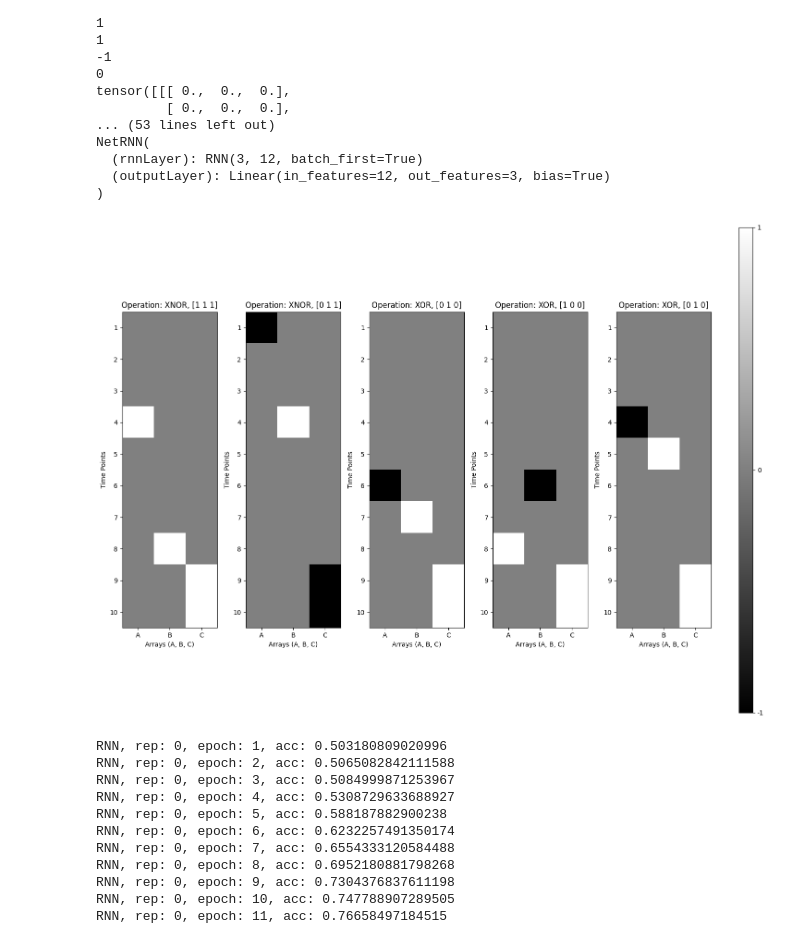
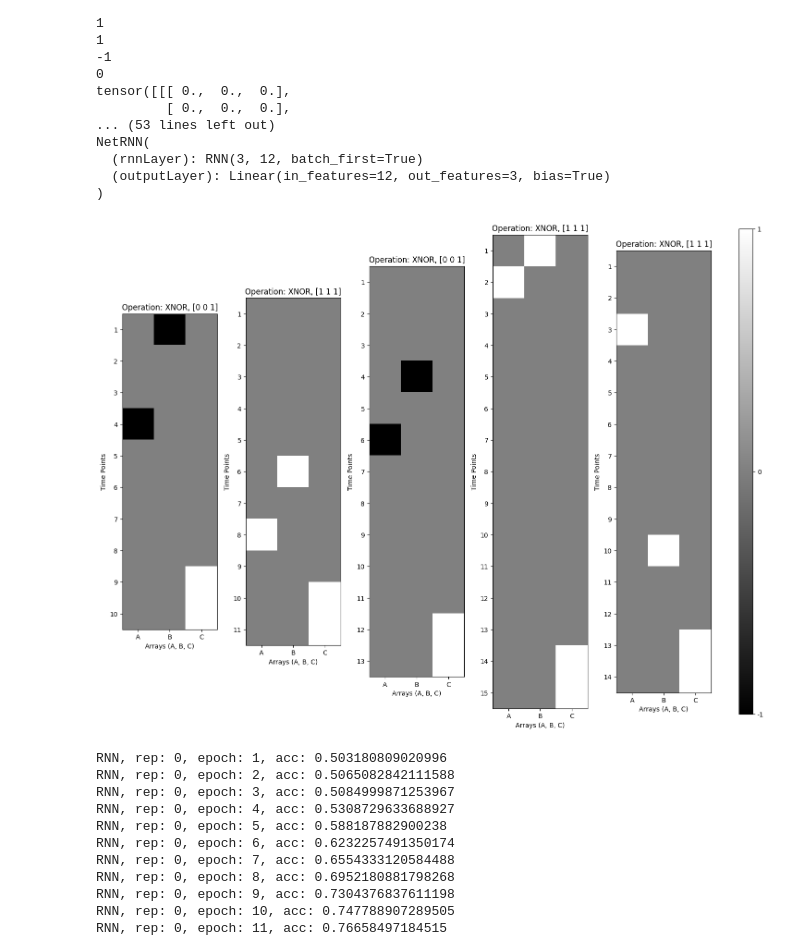
Before and after one commit to Ahmadar91/Master-sThesis, a Jupyter notebook: Attention.ipynb, the cells around one changed output. Cells and saved outputs as stored; diff of their text form; code cells hidden in the pictures.

```diff
--- a/Attention.ipynb
+++ b/Attention.ipynb
@@ -173,6 +357,7 @@ def generateTrainData(num_samples, params):
         # Mapping back to original value_1 and value_2 for the label
         label_value_A = params["value_2"] if mapped_value_A == 1 else params["value_1"]
         label_value_B = params["value_2"] if mapped_value_B == 1 else params["value_1"]
+        label_value_C = params["value_2"] if result == 1 else params["value_1"]
 
         label_arr = [mapped_value_A, mapped_value_B, result]  # Label array with value_A, value_B, and result
 
@@ -240,6 +426,15 @@ NetRNN(
   (outputLayer): Linear(in_features=12, out_features=3, bias=True)
 )
 # %%
+parameters = {
+    "min_length": 10,
+    "max_length": 15,
+    "fill": 0,
+    "value_1": -1,
+    "value_2": 1,
+}
+sequences, labels = generateTrainData(5, parameters)
+
 def plot_sequences(sequences, labels):
     num_samples = len(sequences)  # Number of samples to display
 
@@ -251,34 +446,34 @@ def plot_sequences(sequences, labels):
 
         ax = plt.subplot(1, num_samples, i + 1)
         img = ax.imshow(
             reshaped_sequence, cmap="gray", vmin=-1.0, vmax=1.0
         )  # Adjusted vmin and vmax
 
         operation_title = "XOR" if label[2] == 0 else "XNOR"
         ax.set_title(f"Operation: {operation_title}, {label}")
 
         ax.set_xlabel("Arrays (A, B, C)")
         ax.set_ylabel("Time Points")
         ax.set_xticks(range(3))
         ax.set_xticklabels(["A", "B", "C"])
         ax.set_yticks(range(reshaped_sequence.shape[0]))
         ax.set_yticklabels([f"{j+1}" for j in range(reshaped_sequence.shape[0])])
 
     # Adjusted positioning of colorbar
     cbar_ax = plt.gcf().add_axes([0.93, 0.15, 0.02, 0.7])
     cbar = plt.colorbar(img, cax=cbar_ax)
     cbar.set_ticks([-1, 0, 1])
     cbar.set_ticklabels(["-1", "0", "1"])
 
     plt.tight_layout(rect=[0, 0, 0.9, 1])
     plt.show()
 
 
 # Example usage
 # Assuming sequences and labels are already generated using generateTrainData
 plot_sequences(sequences, labels)
 # %% [output]
-[figure, old version]
+[figure, new version]
 # %%
 parameters_list = []
 
```
Also changed, not shown: parts of 13 cells of this notebook, 1 other file.
